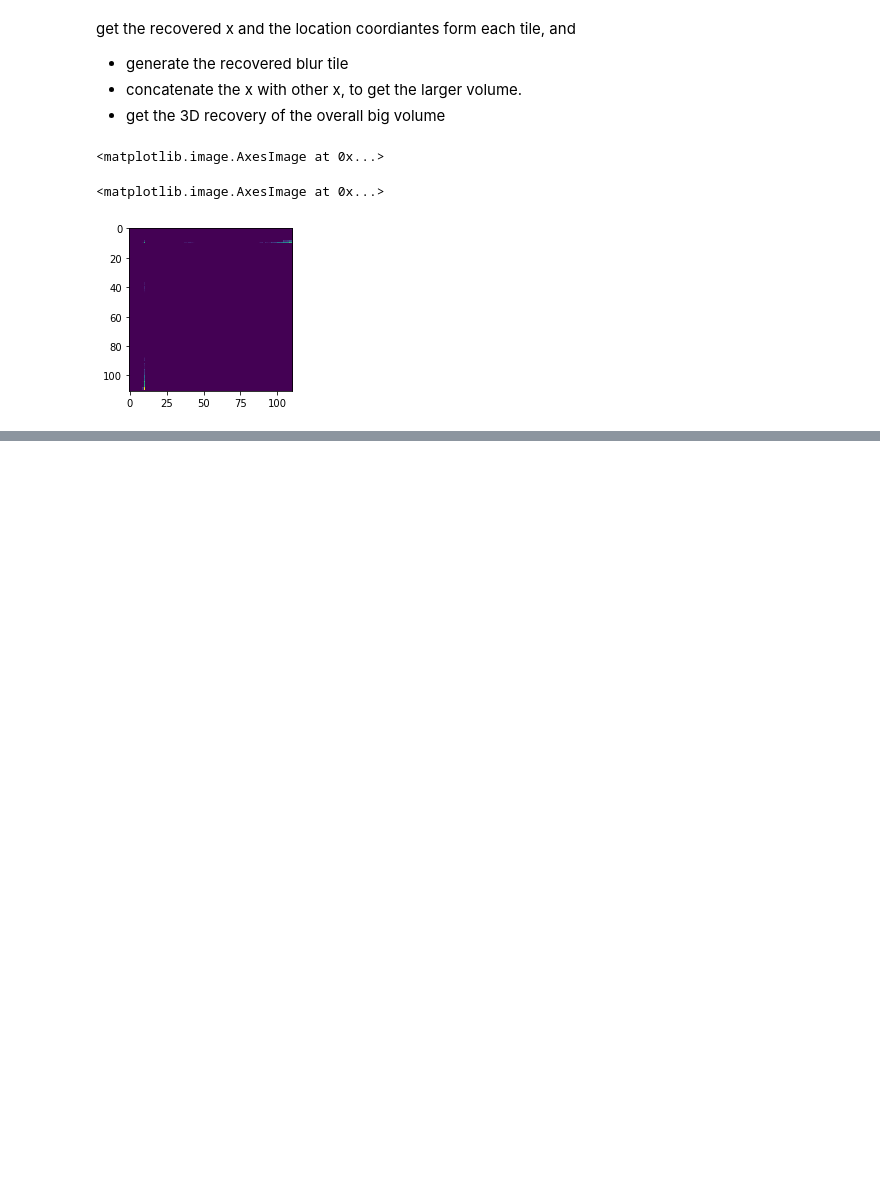
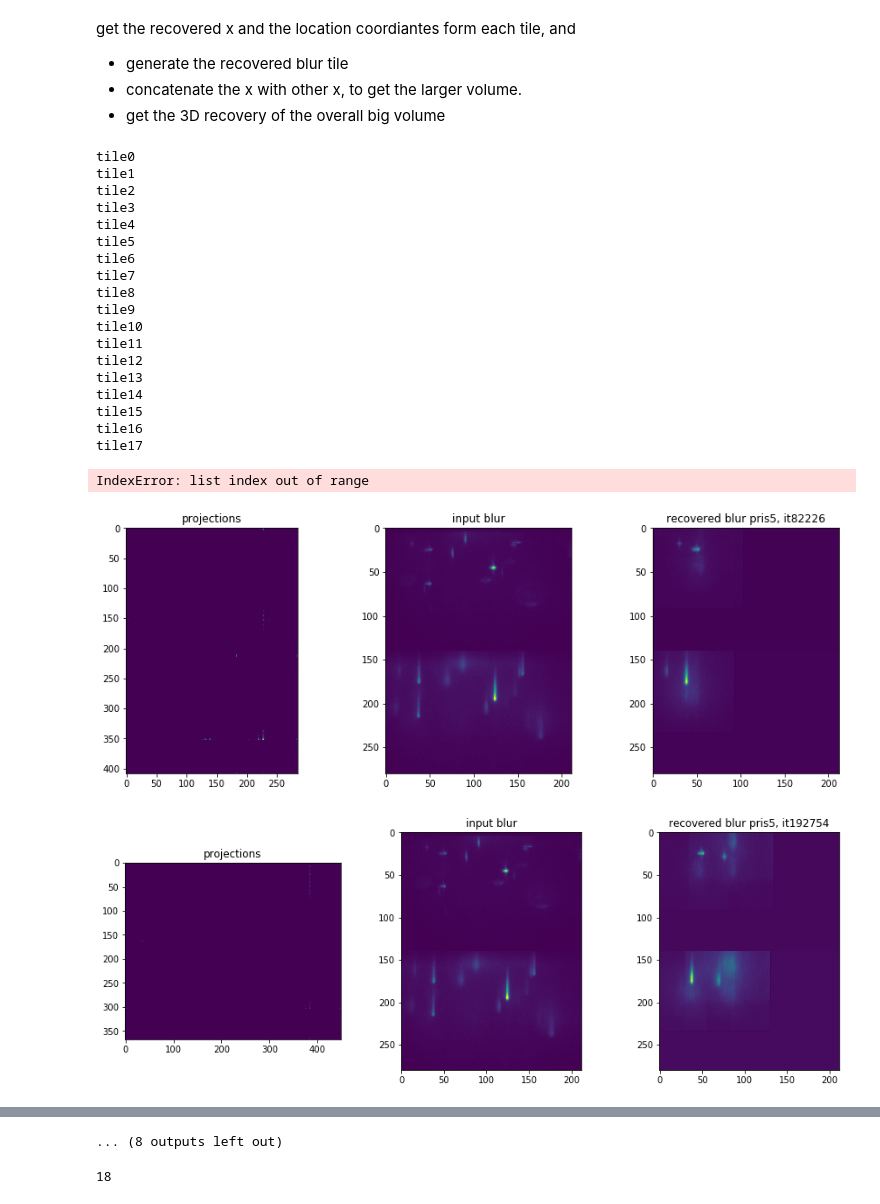
Before and after one commit to xiyuyi/PyPRIS, a Jupyter notebook: NW_astig_spetrum_analysis/NW-2C2C-LC.ipynb, the cells around one changed output, grey strips where cells are left out. Drawn from its saved outputs; the diff is of its cells as text; code cells hidden in the pictures; blank space fills up the shorter version.

```diff
--- a/NW_astig_spetrum_analysis/NW-2C2C-LC.ipynb
+++ b/NW_astig_spetrum_analysis/NW-2C2C-LC.ipynb
@@ -111,12 +111,3 @@ get the recovered x and the location coordiantes form each tile, and
 - generate the recovered blur tile
 - concatenate the x with other x, to get the larger volume.
 - get the 3D recovery of the overall big volume
-# %%
-with open(data['thres15']['pris0'][0]['linbreg'],'rb') as f:
-    a=pickle.load(f)
-
-with open(data['thres15']['pris0'][0]['pris'],'rb') as f:
-    b=pickle.load(f)
-
-with open(data['thres15']['pris0'][0]['sensing matrix'],'rb') as f:
-    c=joblib.load(f)
@@ -130,17 +114,40 @@ prj_ax2 = copy.deepcopy(np.mean(vis, axis=2).T)
-# %%
-patch = np.zeros((vis.shape[0],vis.shape[0]))
-cat1 = np.concatenate([prj_ax0, prj_ax2], axis = 1)
-cat2 = np.concatenate([prj_ax1, patch], axis = 1)
-cat = np.concatenate([cat1, cat2], axis = 0)
-plt.switch_backend('agg')
-plt.figure(figsize=(3,3))
-plt.imshow(cat)
-# %% [output]
-<matplotlib.image.AxesImage at 0x...>
-# %%
-%matplotlib inline
-plt.figure(figsize=(3,3))
-plt.imshow(cat)
-# %% [output]
-<matplotlib.image.AxesImage at 0x...>
-[figure, removed]
+# %%
+blist=[]
+recblist=[]
+catlist=[]
+pj0list=[]
+pj1list=[]
+pj2list=[]
+
+for cind in np.arange(24):
+    with open(data['thres17']['pris5'][cind]['linbreg'],'rb') as f:
+        a=pickle.load(f)
+        [b, recb, cat, pj0, pj1, pj2] = linbreg_report(a,msg='tile'+str(cind))
+        blist.append(b)
+        recblist.append(recb)
+        catlist.append(cat)
+        pj0list.append(pj0)
+        pj1list.append(pj1)
+        pj2list.append(pj2)
+# %% [output]
+tile0
+tile1
+tile2
+tile3
+tile4
+tile5
+tile6
+tile7
+tile8
+tile9
+tile10
+tile11
+tile12
+tile13
+tile14
+tile15
+tile16
+tile17
+IndexError: list index out of range
+[figure, added]
+[figure, added]
@@ -146,0 +162,6 @@ plt.imshow(cat)
+... (8 outputs left out)
+# %%
+x=data['thres17']['pris6']
+len(x)
+# %% [output]
+18
```
Also changed, not shown: parts of 11 cells of this notebook, 2 other files.
